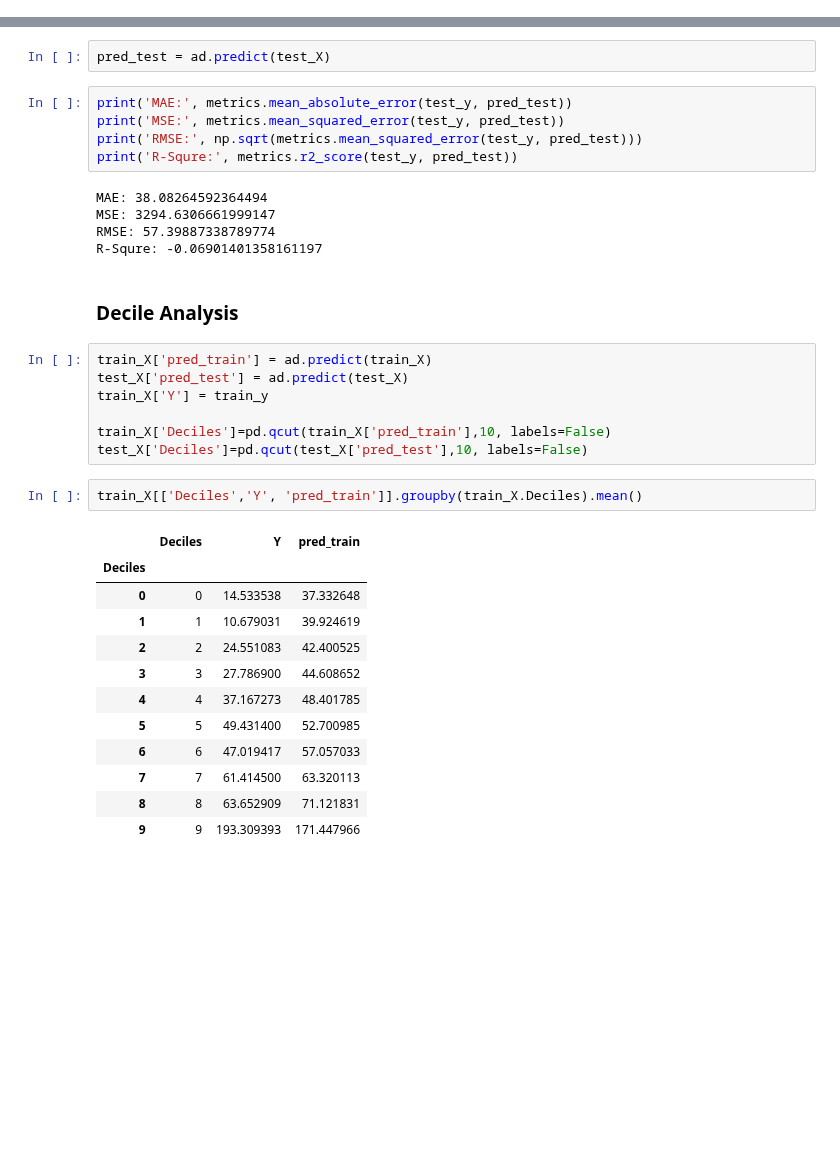
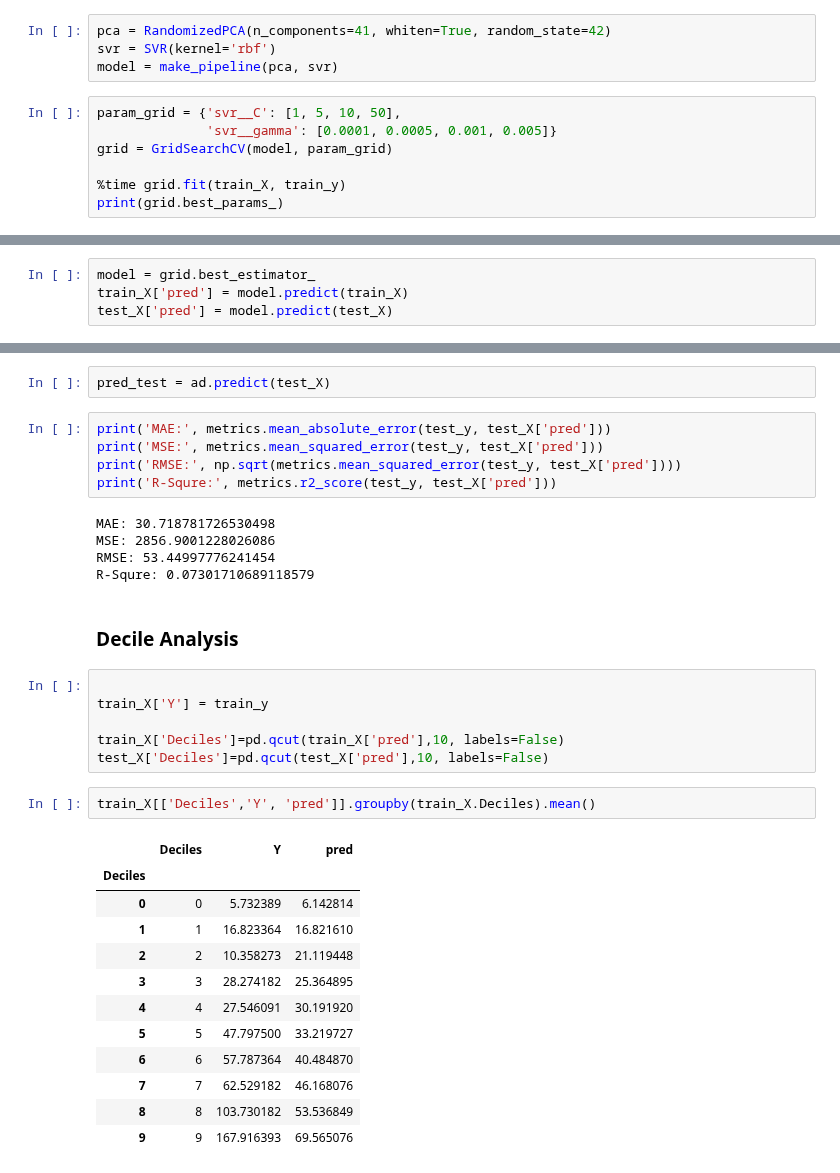
Before and after one commit to mkmritunjay/machineLearning, a Jupyter notebook: SVMRegressor.ipynb, the cells around one changed output, grey strips where cells are left out. Cells and saved outputs as stored; diff of their text form; blank space fills up the shorter version.

```diff
--- a/SVMRegressor.ipynb
+++ b/SVMRegressor.ipynb
@@ -326,0 +287,11 @@ pred = ad.predict(train_X)
+# %%
+pca = RandomizedPCA(n_components=41, whiten=True, random_state=42)
+svr = SVR(kernel='rbf')
+model = make_pipeline(pca, svr)
+# %%
+param_grid = {'svr__C': [1, 5, 10, 50],
+              'svr__gamma': [0.0001, 0.0005, 0.001, 0.005]}
+grid = GridSearchCV(model, param_grid)
+
+%time grid.fit(train_X, train_y)
+print(grid.best_params_)
@@ -327 +302,5 @@ pred = ad.predict(train_X)
+# %%
+model = grid.best_estimator_
+train_X['pred'] = model.predict(train_X)
+test_X['pred'] = model.predict(test_X)
 # %%
@@ -337,38 +316,37 @@ R-Squre: 0.7168812571744431
 # %%
 pred_test = ad.predict(test_X)
 # %%
-print('MAE:', metrics.mean_absolute_error(test_y, pred_test))
-print('MSE:', metrics.mean_squared_error(test_y, pred_test))
-print('RMSE:', np.sqrt(metrics.mean_squared_error(test_y, pred_test)))
-print('R-Squre:', metrics.r2_score(test_y, pred_test))
+print('MAE:', metrics.mean_absolute_error(test_y, test_X['pred']))
+print('MSE:', metrics.mean_squared_error(test_y, test_X['pred']))
+print('RMSE:', np.sqrt(metrics.mean_squared_error(test_y, test_X['pred'])))
+print('R-Squre:', metrics.r2_score(test_y, test_X['pred']))
 # %% [output]
-MAE: 38.08264592364494
-MSE: 3294.6306661999147
-RMSE: 57.39887338789774
-R-Squre: -0.06901401358161197
+MAE: 30.718781726530498
+MSE: 2856.9001228026086
+RMSE: 53.44997776241454
+R-Squre: 0.07301710689118579
 # %% [markdown]
 ### Decile Analysis
 # %%
-train_X['pred_train'] = ad.predict(train_X)
-test_X['pred_test'] = ad.predict(test_X)
+
 train_X['Y'] = train_y
 
-train_X['Deciles']=pd.qcut(train_X['pred_train'],10, labels=False)
-test_X['Deciles']=pd.qcut(test_X['pred_test'],10, labels=False)
+train_X['Deciles']=pd.qcut(train_X['pred'],10, labels=False)
+test_X['Deciles']=pd.qcut(test_X['pred'],10, labels=False)
 # %%
-train_X[['Deciles','Y', 'pred_train']].groupby(train_X.Deciles).mean()
+train_X[['Deciles','Y', 'pred']].groupby(train_X.Deciles).mean()
 # %% [output]
-|  | Deciles | Y | pred_train |
+|  | Deciles | Y | pred |
 | Deciles |  |  |  |
-| 0 | 0 | 14.533538 | 37.332648 |
-| 1 | 1 | 10.679031 | 39.924619 |
-| 2 | 2 | 24.551083 | 42.400525 |
-| 3 | 3 | 27.786900 | 44.608652 |
-| 4 | 4 | 37.167273 | 48.401785 |
-| 5 | 5 | 49.431400 | 52.700985 |
-| 6 | 6 | 47.019417 | 57.057033 |
-| 7 | 7 | 61.414500 | 63.320113 |
-| 8 | 8 | 63.652909 | 71.121831 |
-| 9 | 9 | 193.309393 | 171.447966 |
+| 0 | 0 | 5.732389 | 6.142814 |
+| 1 | 1 | 16.823364 | 16.821610 |
+| 2 | 2 | 10.358273 | 21.119448 |
+| 3 | 3 | 28.274182 | 25.364895 |
+| 4 | 4 | 27.546091 | 30.191920 |
+| 5 | 5 | 47.797500 | 33.219727 |
+| 6 | 6 | 57.787364 | 40.484870 |
+| 7 | 7 | 62.529182 | 46.168076 |
+| 8 | 8 | 103.730182 | 53.536849 |
+| 9 | 9 | 167.916393 | 69.565076 |
 # %%
 test_X['Y'] = test_y
```
Also changed, not shown: parts of 10 cells of this notebook.
